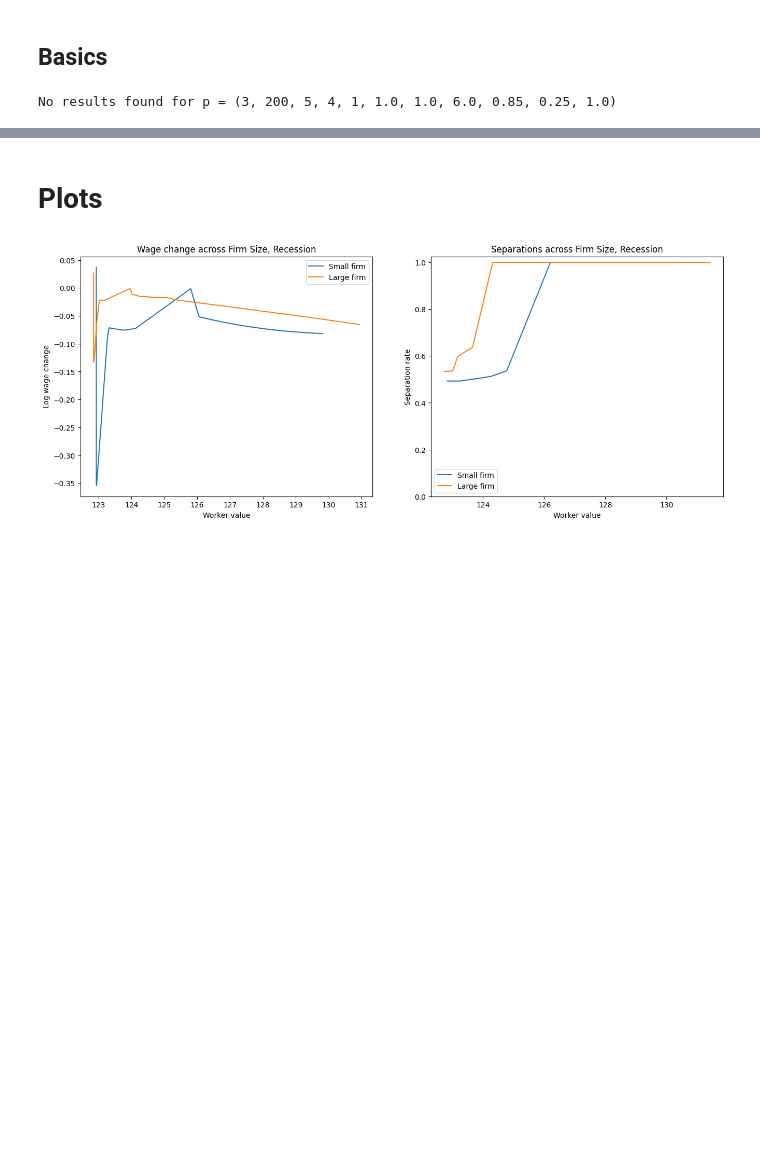
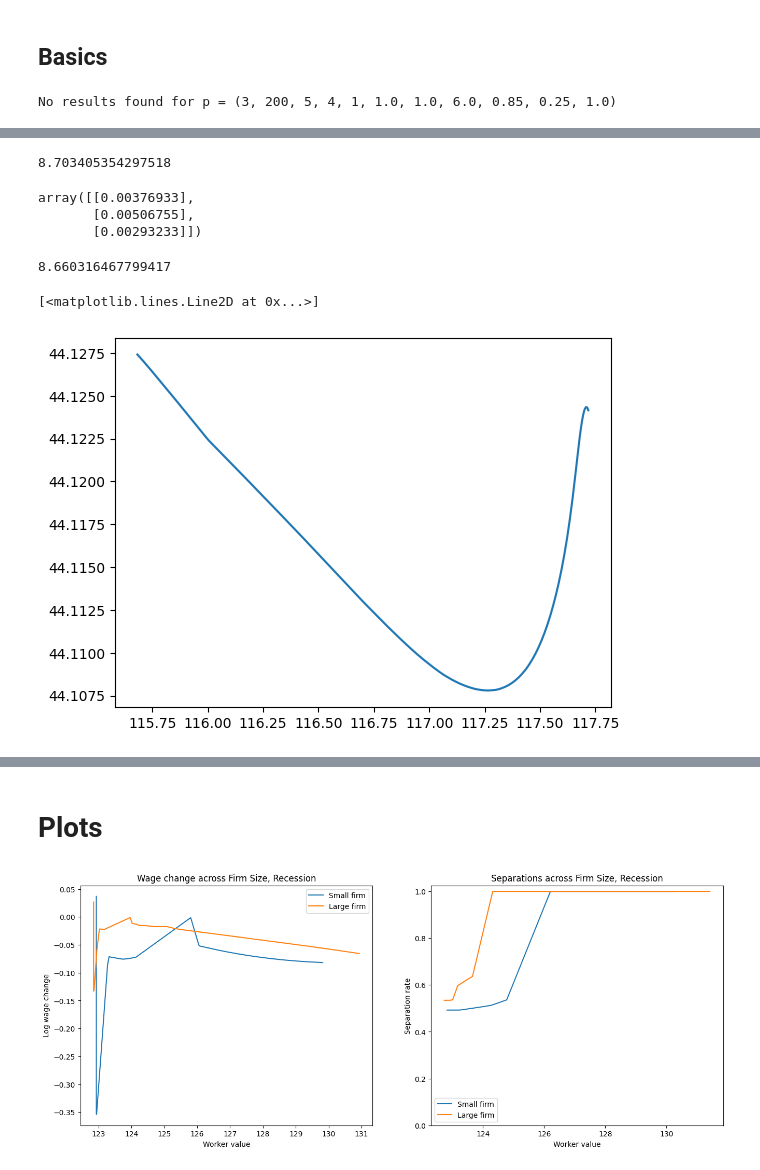
Before and after one commit to zalandru/Dynamic-Contracting-Multi-worker-Firm, a Jupyter notebook: Multiworker_wage_2steps/Initiating MWF.ipynb, the cells around one changed output, grey strips where cells are left out. Cells and saved outputs as stored; diff of their text form; code cells hidden in the pictures; blank space fills up the shorter version.

```diff
--- a/Multiworker_wage_2steps/Initiating MWF.ipynb
+++ b/Multiworker_wage_2steps/Initiating MWF.ipynb
@@ -47,0 +59,10 @@ cc=ContinuousContract(p)
+# %%
+J1p.gamma_all[2,1,0]
+# %% [output]
+8.703405354297518
+# %%
+J1p.rsqr
+# %% [output]
+array([[0.00376933],
+       [0.00506755],
+       [0.00293233]])
@@ -47,0 +72,4 @@ cc=ContinuousContract(p)
+# %%
+J1p.gamma_all[1,1,0]
+# %% [output]
+8.660316467799417
@@ -47,0 +78,13 @@ cc=ContinuousContract(p)
+# %%
+prod = p.z_0-1
+j=0
+s=0
+minv= 0
+plt.plot(mwc_Rho_W[prod,j,s,:,0,1],mwc_Rho_J[prod,j,s,:,0])
+#plt.plot(mwc_Rho_W[prod,j,s,:,0,1],J1p.eval_at_W1(mwc_Rho_W[...,1])[prod,j,s,:,0])
+#plt.plot(mwc_Rho_W[prod,j,s,:,0,1],mwc_Rho_Rho[prod,j,s,:,0]) #Why is Rho convex??? Why J is concave? Also it's not smooth at highest productivity, effect of hiring i'd wager
+#plt.plot(mwc_Rho.w_grid,mwc_Rho_W[p.z_0-1,j,s,:,0,1])
+#plt.plot(mwc_Rho.w_grid,mwc_Rho_J[p.z_0-1,j,s,:,0])
+# %% [output]
+[<matplotlib.lines.Line2D at 0x...>]
+[figure, added]
```
Also changed, not shown: parts of 14 cells of this notebook, 8 other files.
